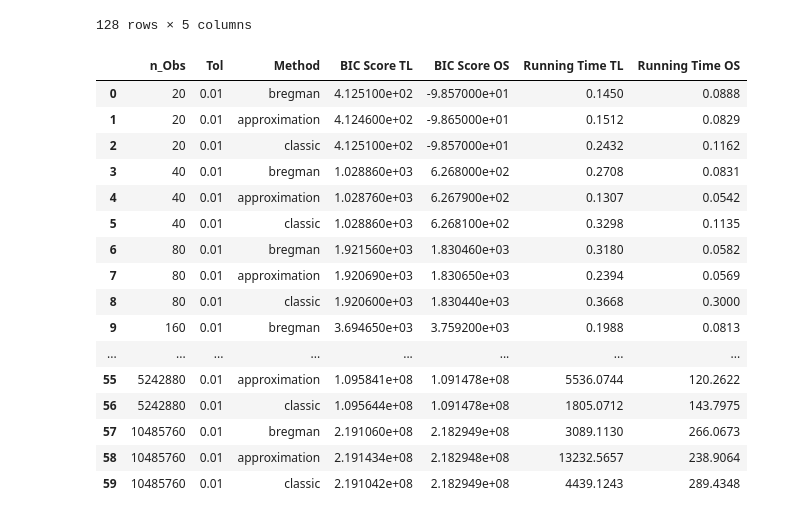
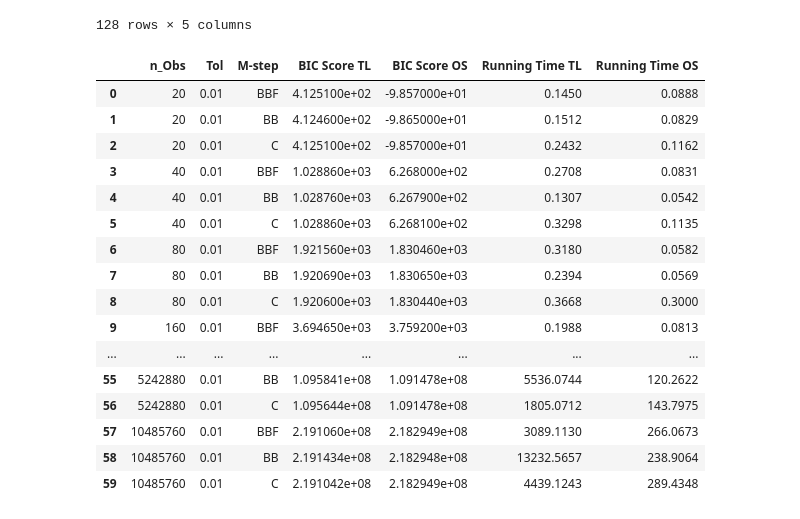
Before and after one commit to Joaquin-Garay/soccer-infogeo, a Jupyter notebook: 04-time-complexity.ipynb, the cells around one changed output. Cells and saved outputs as stored; diff of their text form; code cells hidden in the pictures.

```diff
--- a/04-time-complexity.ipynb
+++ b/04-time-complexity.ipynb
@@ -356,26 +363,33 @@ experiment_syn_df
 # %%
 experiment_syn_df = pd.read_csv(
     "data/time_complexity.csv",
     header=None,
-    names=["n_Obs", "Tol", "Method", "BIC Score TL", "BIC Score OS", "Running Time TL", "Running Time OS"]
+    names=["n_Obs", "Tol", "M-step", "BIC Score TL", "BIC Score OS", "Running Time TL", "Running Time OS"]
 )
+m_step_map = {
+    "approximation": "BB",
+    "bregman": "BBF",
+    "classic": "C"
+}
+experiment_syn_df["M-step"] = experiment_syn_df["M-step"].replace(m_step_map)
+
 experiment_syn_df
 # %% [output]
-|  | n_Obs | Tol | Method | BIC Score TL | BIC Score OS | Running Time TL | Running Time OS |
-| 0 | 20 | 0.01 | bregman | 4.125100e+02 | -9.857000e+01 | 0.1450 | 0.0888 |
-| 1 | 20 | 0.01 | approximation | 4.124600e+02 | -9.865000e+01 | 0.1512 | 0.0829 |
-| 2 | 20 | 0.01 | classic | 4.125100e+02 | -9.857000e+01 | 0.2432 | 0.1162 |
-| 3 | 40 | 0.01 | bregman | 1.028860e+03 | 6.268000e+02 | 0.2708 | 0.0831 |
-| 4 | 40 | 0.01 | approximation | 1.028760e+03 | 6.267900e+02 | 0.1307 | 0.0542 |
-| 5 | 40 | 0.01 | classic | 1.028860e+03 | 6.268100e+02 | 0.3298 | 0.1135 |
-| 6 | 80 | 0.01 | bregman | 1.921560e+03 | 1.830460e+03 | 0.3180 | 0.0582 |
-| 7 | 80 | 0.01 | approximation | 1.920690e+03 | 1.830650e+03 | 0.2394 | 0.0569 |
-| 8 | 80 | 0.01 | classic | 1.920600e+03 | 1.830440e+03 | 0.3668 | 0.3000 |
-| 9 | 160 | 0.01 | bregman | 3.694650e+03 | 3.759200e+03 | 0.1988 | 0.0813 |
+|  | n_Obs | Tol | M-step | BIC Score TL | BIC Score OS | Running Time TL | Running Time OS |
+| 0 | 20 | 0.01 | BBF | 4.125100e+02 | -9.857000e+01 | 0.1450 | 0.0888 |
+| 1 | 20 | 0.01 | BB | 4.124600e+02 | -9.865000e+01 | 0.1512 | 0.0829 |
+| 2 | 20 | 0.01 | C | 4.125100e+02 | -9.857000e+01 | 0.2432 | 0.1162 |
+| 3 | 40 | 0.01 | BBF | 1.028860e+03 | 6.268000e+02 | 0.2708 | 0.0831 |
+| 4 | 40 | 0.01 | BB | 1.028760e+03 | 6.267900e+02 | 0.1307 | 0.0542 |
+| 5 | 40 | 0.01 | C | 1.028860e+03 | 6.268100e+02 | 0.3298 | 0.1135 |
+| 6 | 80 | 0.01 | BBF | 1.921560e+03 | 1.830460e+03 | 0.3180 | 0.0582 |
+| 7 | 80 | 0.01 | BB | 1.920690e+03 | 1.830650e+03 | 0.2394 | 0.0569 |
+| 8 | 80 | 0.01 | C | 1.920600e+03 | 1.830440e+03 | 0.3668 | 0.3000 |
+| 9 | 160 | 0.01 | BBF | 3.694650e+03 | 3.759200e+03 | 0.1988 | 0.0813 |
 | ... | ... | ... | ... | ... | ... | ... | ... |
-| 55 | 5242880 | 0.01 | approximation | 1.095841e+08 | 1.091478e+08 | 5536.0744 | 120.2622 |
-| 56 | 5242880 | 0.01 | classic | 1.095644e+08 | 1.091478e+08 | 1805.0712 | 143.7975 |
-| 57 | 10485760 | 0.01 | bregman | 2.191060e+08 | 2.182949e+08 | 3089.1130 | 266.0673 |
-| 58 | 10485760 | 0.01 | approximation | 2.191434e+08 | 2.182948e+08 | 13232.5657 | 238.9064 |
-| 59 | 10485760 | 0.01 | classic | 2.191042e+08 | 2.182949e+08 | 4439.1243 | 289.4348 |
+| 55 | 5242880 | 0.01 | BB | 1.095841e+08 | 1.091478e+08 | 5536.0744 | 120.2622 |
+| 56 | 5242880 | 0.01 | C | 1.095644e+08 | 1.091478e+08 | 1805.0712 | 143.7975 |
+| 57 | 10485760 | 0.01 | BBF | 2.191060e+08 | 2.182949e+08 | 3089.1130 | 266.0673 |
+| 58 | 10485760 | 0.01 | BB | 2.191434e+08 | 2.182948e+08 | 13232.5657 | 238.9064 |
+| 59 | 10485760 | 0.01 | C | 2.191042e+08 | 2.182949e+08 | 4439.1243 | 289.4348 |
 # %%
```
Also changed, not shown: parts of 7 cells of this notebook.
